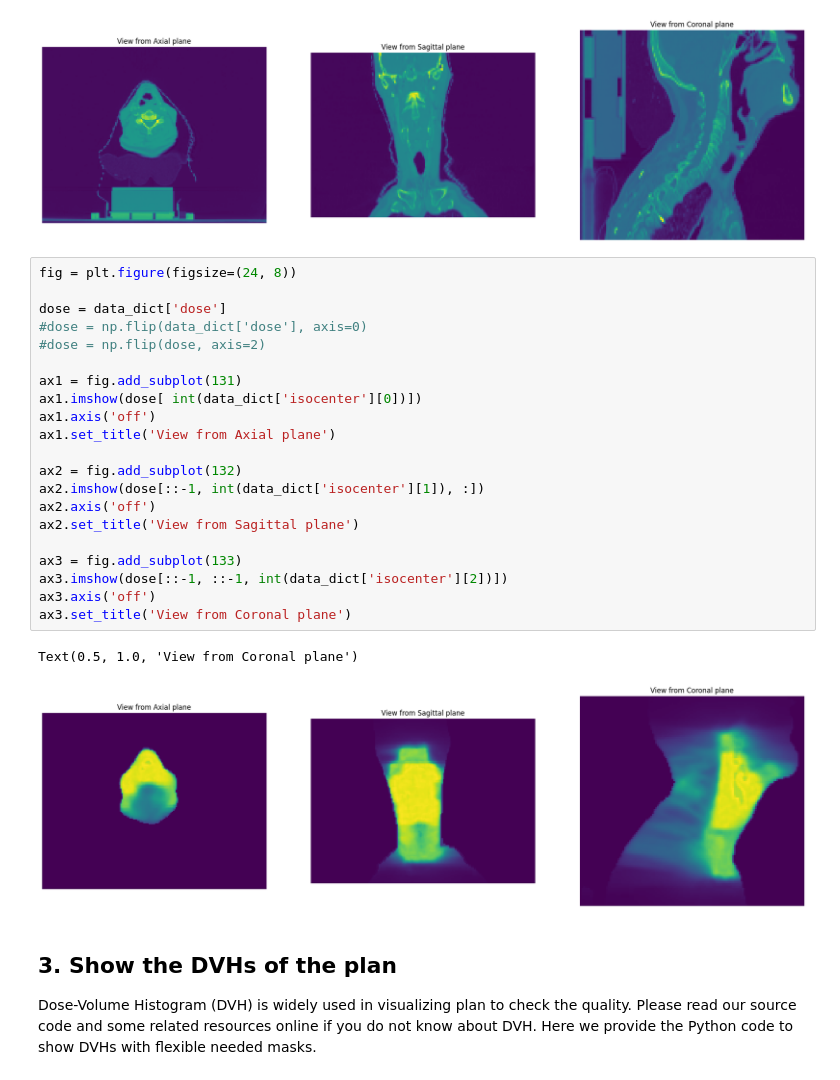
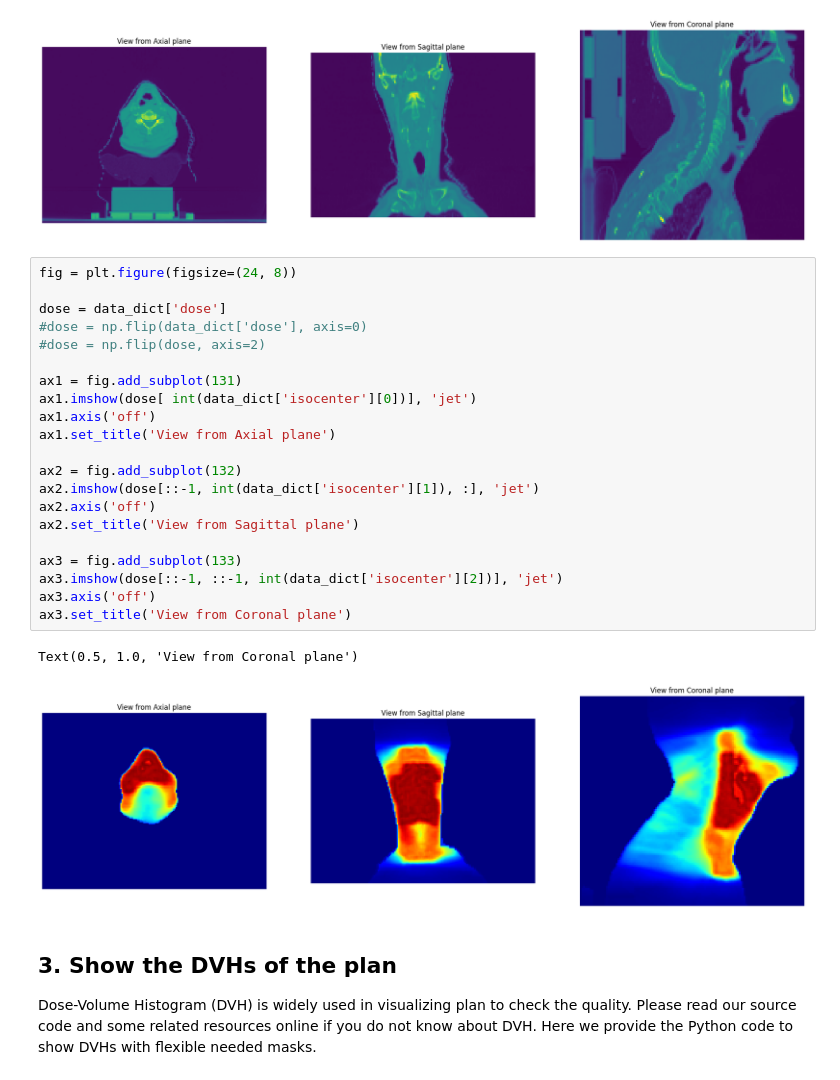
Before and after one commit to sunyu0410/GDP-HMM_AAPMChallenge, a Jupyter notebook: data_visual_understand.ipynb, the cells around one changed output. Drawn from its saved outputs; the diff is of its cells as text.

```diff
--- a/data_visual_understand.ipynb
+++ b/data_visual_understand.ipynb
@@ -60,27 +55,27 @@ Text(0.5, 1.0, 'View from Coronal plane')
 # %%
 fig = plt.figure(figsize=(24, 8))
 
 dose = data_dict['dose']
 #dose = np.flip(data_dict['dose'], axis=0)
 #dose = np.flip(dose, axis=2)
 
 ax1 = fig.add_subplot(131)
-ax1.imshow(dose[ int(data_dict['isocenter'][0])])
+ax1.imshow(dose[ int(data_dict['isocenter'][0])], 'jet')
 ax1.axis('off')
 ax1.set_title('View from Axial plane')
 
 ax2 = fig.add_subplot(132)
-ax2.imshow(dose[::-1, int(data_dict['isocenter'][1]), :])
+ax2.imshow(dose[::-1, int(data_dict['isocenter'][1]), :], 'jet')
 ax2.axis('off')
 ax2.set_title('View from Sagittal plane')
 
 ax3 = fig.add_subplot(133)
-ax3.imshow(dose[::-1, ::-1, int(data_dict['isocenter'][2])])
+ax3.imshow(dose[::-1, ::-1, int(data_dict['isocenter'][2])], 'jet')
 ax3.axis('off')
 ax3.set_title('View from Coronal plane')
 # %% [output]
 Text(0.5, 1.0, 'View from Coronal plane')
-[figure, old version]
+[figure, new version]
 # %% [markdown]
 ## 3. Show the DVHs of the plan
 
```
Also changed, not shown: parts of 3 cells of this notebook, 8 other files.
